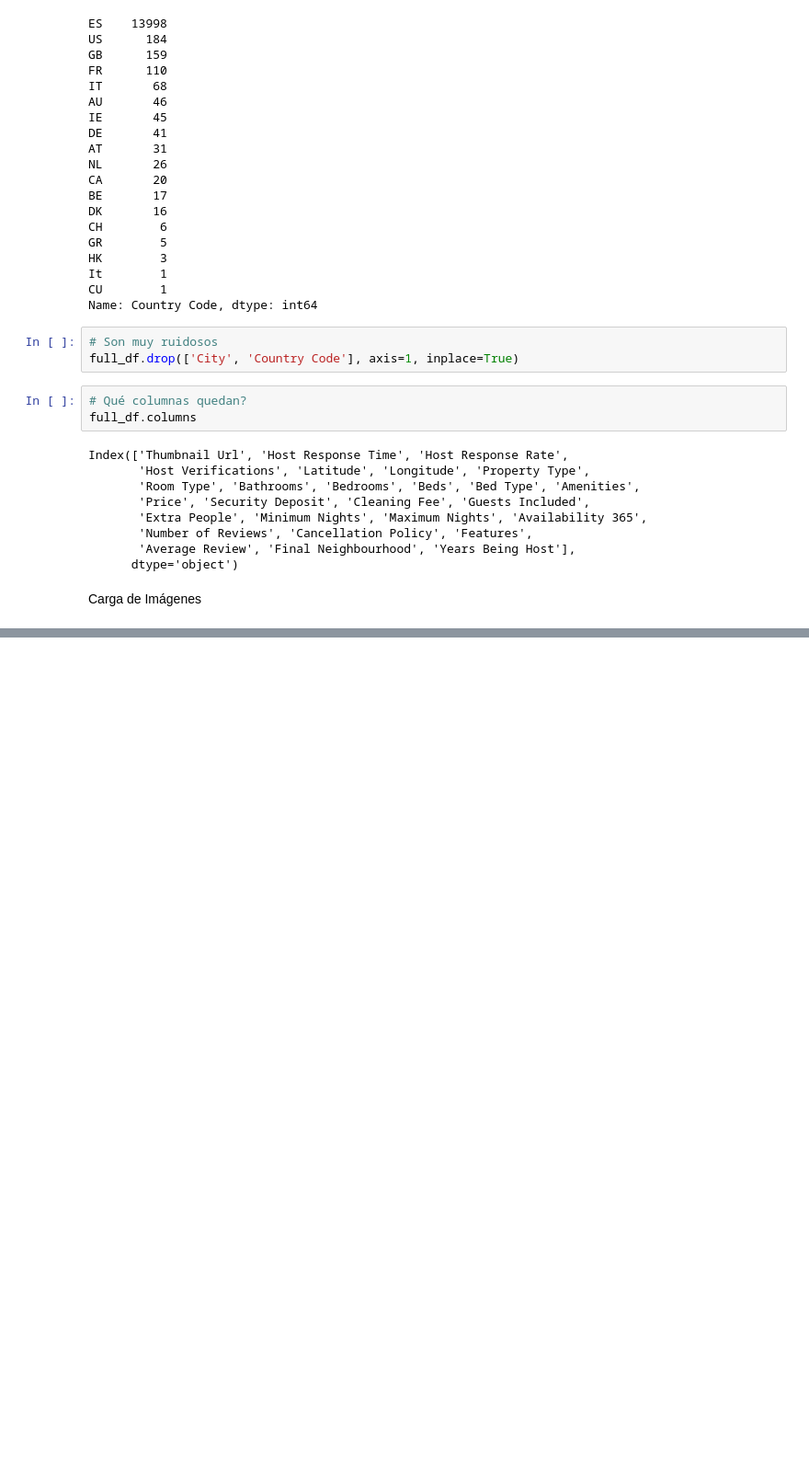
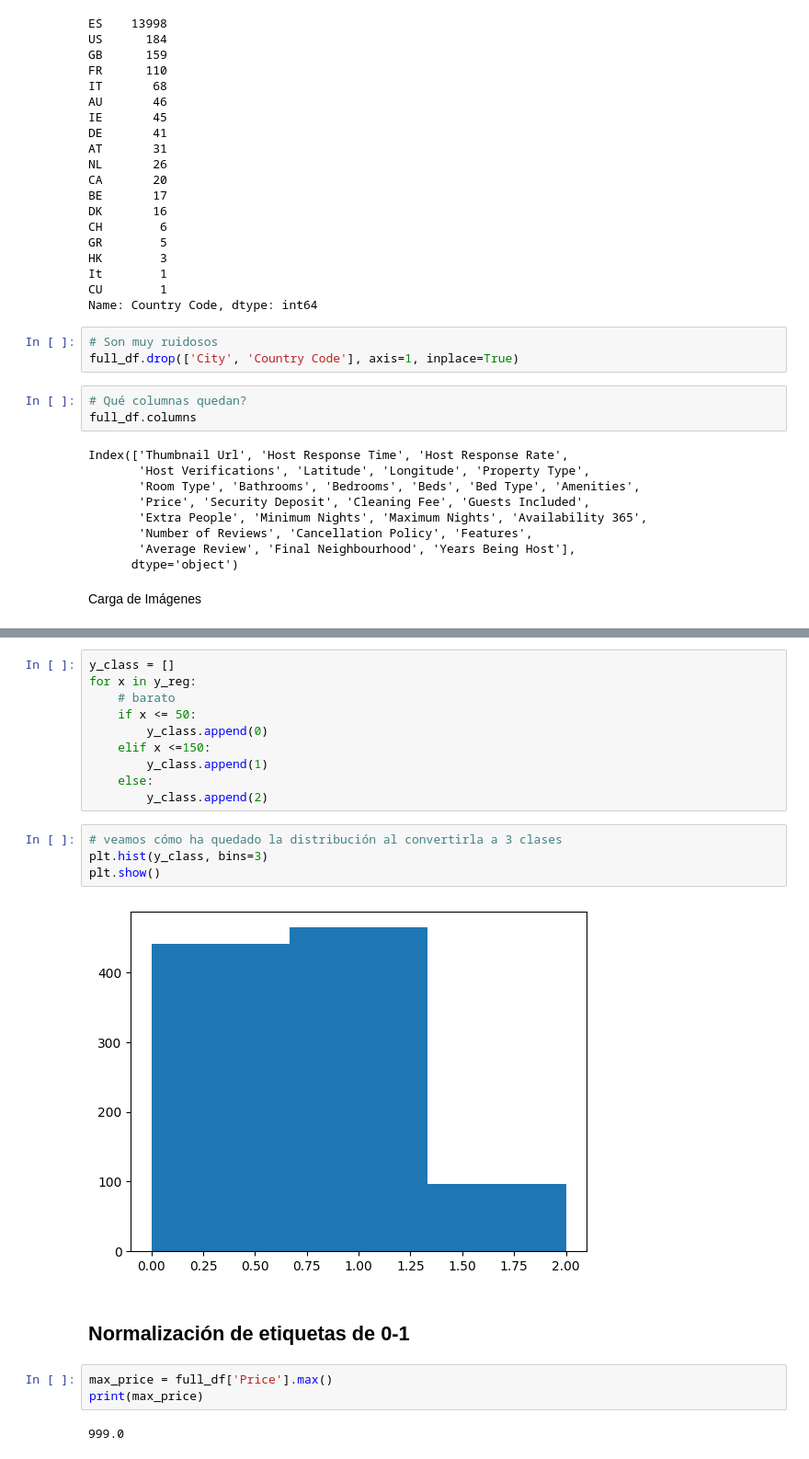
Before and after one commit to n1rocket/deep_learning_armandobueno, a Jupyter notebook: Práctica/armando_bueno_practica.ipynb, the cells around one changed output, grey strips where cells are left out. Shown at 92% size. Drawn from its saved outputs; the diff is of its cells as text; blank space fills up the shorter version.

```diff
--- a/Práctica/armando_bueno_practica.ipynb
+++ b/Práctica/armando_bueno_practica.ipynb
@@ -504,0 +552,23 @@ for i_img, url in enumerate(urls):
+# %%
+y_class = []
+for x in y_reg:
+    # barato
+    if x <= 50:
+        y_class.append(0)
+    elif x <=150:
+        y_class.append(1)
+    else:
+        y_class.append(2)
+# %%
+# veamos cómo ha quedado la distribución al convertirla a 3 clases
+plt.hist(y_class, bins=3)
+plt.show()
+# %% [output]
+[figure, added]
+# %% [markdown]
+## Normalización de etiquetas de 0-1
+# %%
+max_price = full_df['Price'].max()
+print(max_price)
+# %% [output]
+999.0
```
Also changed, not shown: parts of 6 cells of this notebook, 1 other file.
